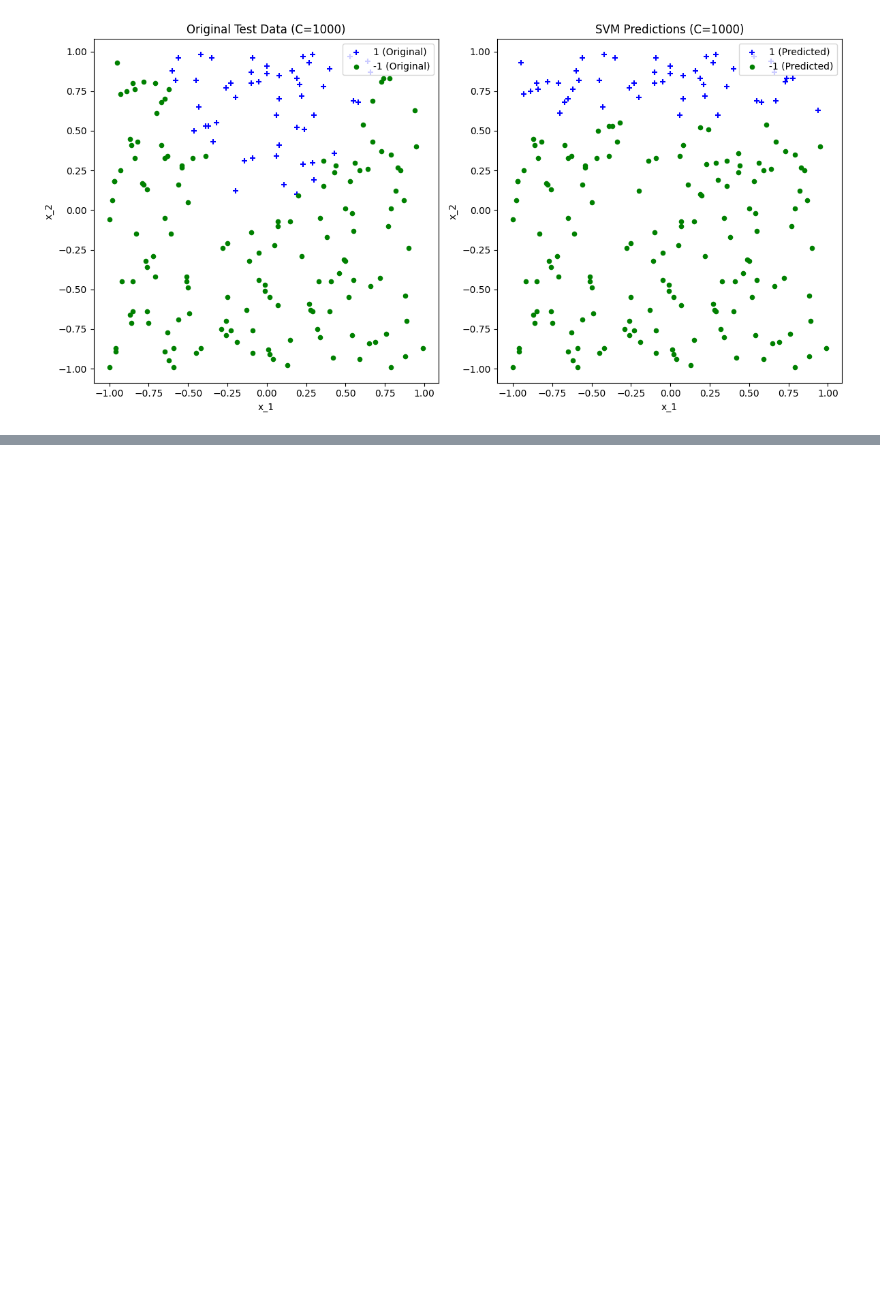
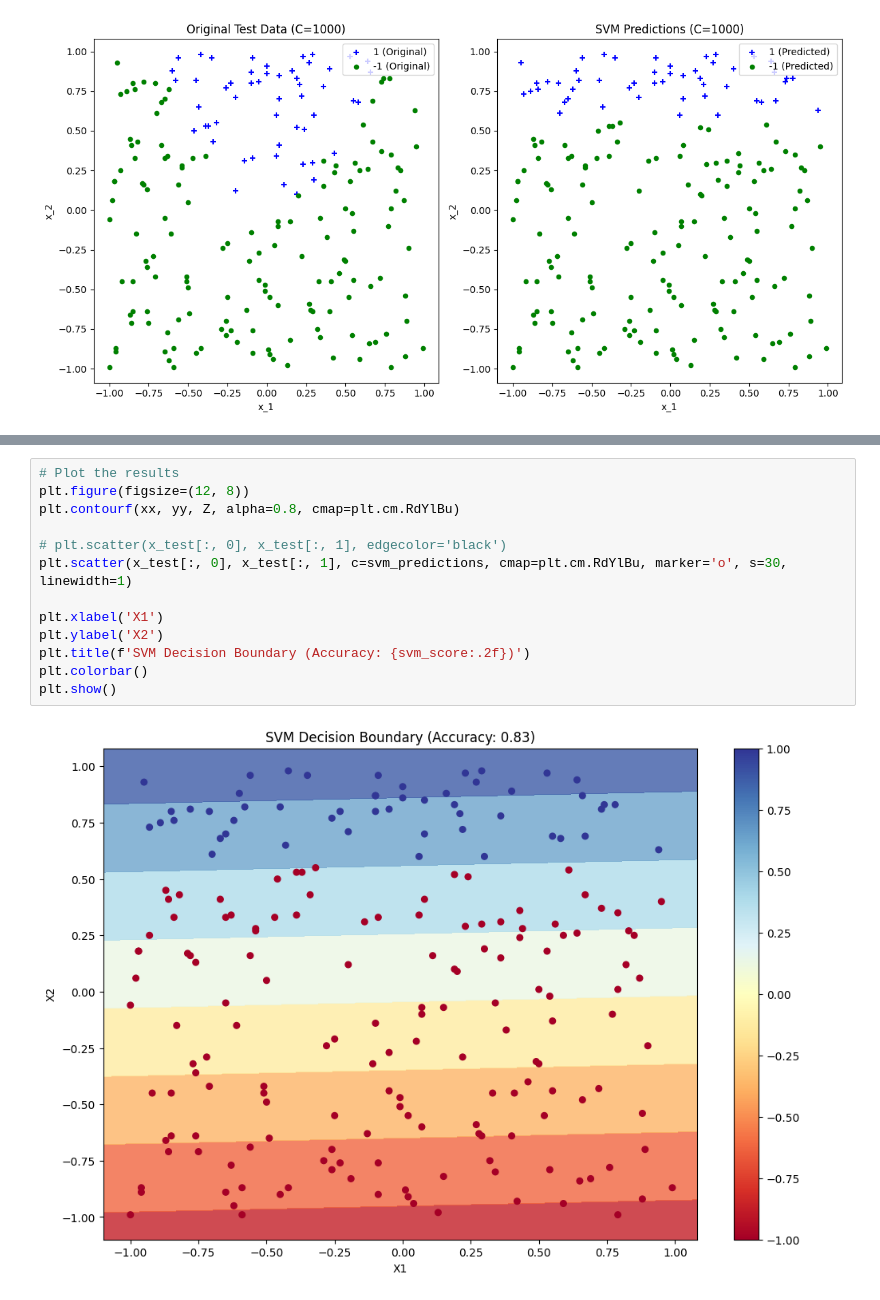
Before and after one commit to jariel17/classification_model_example, a Jupyter notebook: classification_models_draft.ipynb, the cells around one changed output, grey strips where cells are left out. Cells and saved outputs as stored; diff of their text form; blank space fills up the shorter version.

```diff
--- a/S2_Tarea.ipynb
+++ b/classification_models_draft.ipynb
@@ -510,0 +605,15 @@ plt.show()
+# %%
+# Plot the results
+plt.figure(figsize=(12, 8))
+plt.contourf(xx, yy, Z, alpha=0.8, cmap=plt.cm.RdYlBu)
+
+# plt.scatter(x_test[:, 0], x_test[:, 1], edgecolor='black')
+plt.scatter(x_test[:, 0], x_test[:, 1], c=svm_predictions, cmap=plt.cm.RdYlBu, marker='o', s=30, linewidth=1)
+
+plt.xlabel('X1')
+plt.ylabel('X2')
+plt.title(f'SVM Decision Boundary (Accuracy: {svm_score:.2f})')
+plt.colorbar()
+plt.show()
+# %% [output]
+[figure, added]
```
Also changed, not shown: parts of 7 cells of this notebook, 1 other file.
